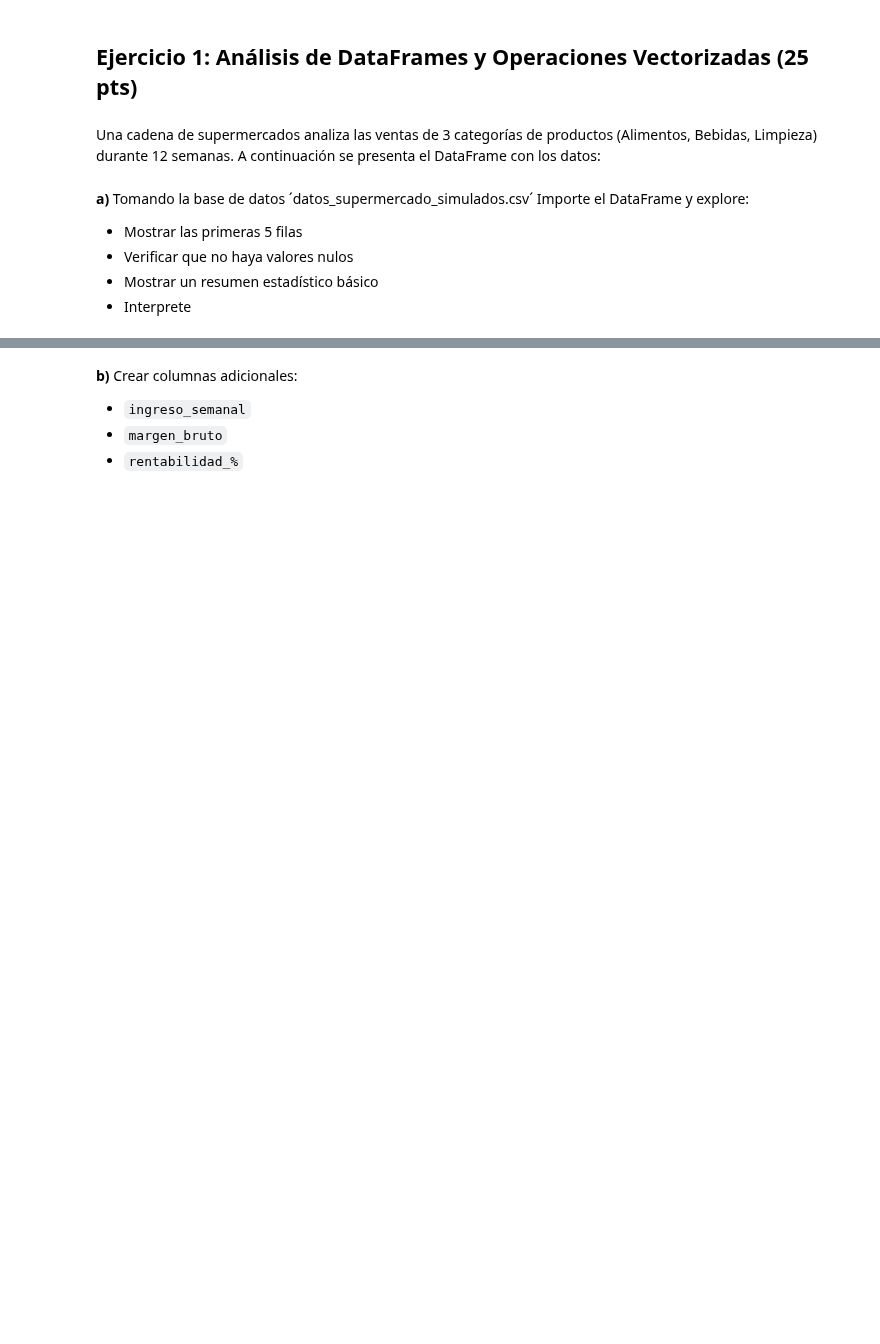
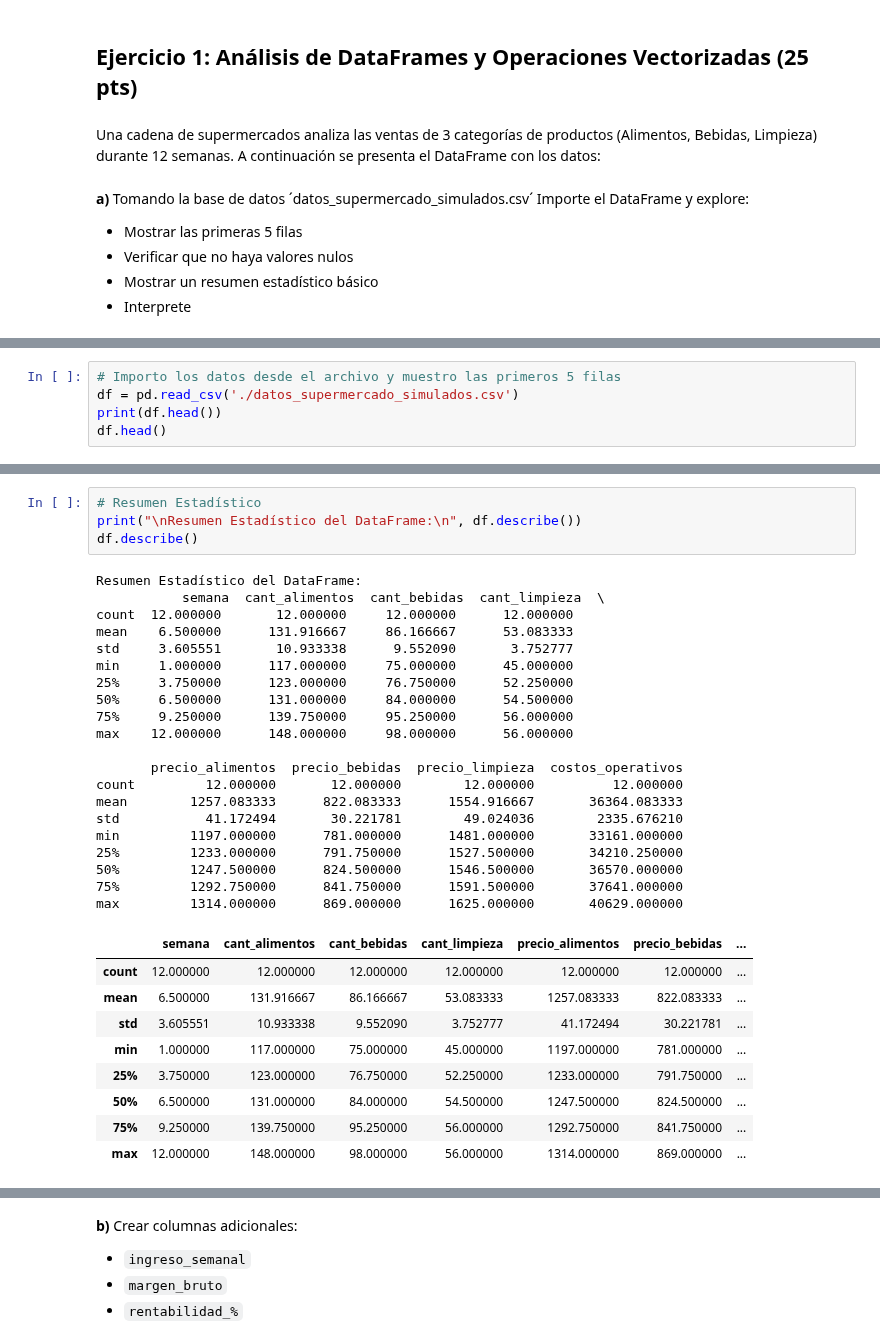
Before and after one commit to alexballera/laboratorio-datos-fce, a Jupyter notebook: final/ballera-919064-ExamenFinal.ipynb, the cells around one changed output, grey strips where cells are left out. Cells and saved outputs as stored; diff of their text form; blank space fills up the shorter version.

```diff
--- a/final/ballera-919064-ExamenFinal.ipynb
+++ b/final/ballera-919064-ExamenFinal.ipynb
@@ -83,0 +86,5 @@ Una cadena de supermercados analiza las ventas de 3 categorías de productos (Al
+# %%
+# Importo los datos desde el archivo y muestro las primeros 5 filas
+df = pd.read_csv('./datos_supermercado_simulados.csv')
+print(df.head())
+df.head()
@@ -83,0 +134,34 @@ Una cadena de supermercados analiza las ventas de 3 categorías de productos (Al
+# %%
+# Resumen Estadístico
+print("\nResumen Estadístico del DataFrame:\n", df.describe())
+df.describe()
+# %% [output]
+Resumen Estadístico del DataFrame:
+           semana  cant_alimentos  cant_bebidas  cant_limpieza  \
+count  12.000000       12.000000     12.000000      12.000000
+mean    6.500000      131.916667     86.166667      53.083333
+std     3.605551       10.933338      9.552090       3.752777
+min     1.000000      117.000000     75.000000      45.000000
+25%     3.750000      123.000000     76.750000      52.250000
+50%     6.500000      131.000000     84.000000      54.500000
+75%     9.250000      139.750000     95.250000      56.000000
+max    12.000000      148.000000     98.000000      56.000000
+
+       precio_alimentos  precio_bebidas  precio_limpieza  costos_operativos
+count         12.000000       12.000000        12.000000          12.000000
+mean        1257.083333      822.083333      1554.916667       36364.083333
+std           41.172494       30.221781        49.024036        2335.676210
+min         1197.000000      781.000000      1481.000000       33161.000000
+25%         1233.000000      791.750000      1527.500000       34210.250000
+50%         1247.500000      824.500000      1546.500000       36570.000000
+75%         1292.750000      841.750000      1591.500000       37641.000000
+max         1314.000000      869.000000      1625.000000       40629.000000
+|  | semana | cant_alimentos | cant_bebidas | cant_limpieza | precio_alimentos | precio_bebidas | ... |
+| count | 12.000000 | 12.000000 | 12.000000 | 12.000000 | 12.000000 | 12.000000 | ... |
+| mean | 6.500000 | 131.916667 | 86.166667 | 53.083333 | 1257.083333 | 822.083333 | ... |
+| std | 3.605551 | 10.933338 | 9.552090 | 3.752777 | 41.172494 | 30.221781 | ... |
+| min | 1.000000 | 117.000000 | 75.000000 | 45.000000 | 1197.000000 | 781.000000 | ... |
+| 25% | 3.750000 | 123.000000 | 76.750000 | 52.250000 | 1233.000000 | 791.750000 | ... |
+| 50% | 6.500000 | 131.000000 | 84.000000 | 54.500000 | 1247.500000 | 824.500000 | ... |
+| 75% | 9.250000 | 139.750000 | 95.250000 | 56.000000 | 1292.750000 | 841.750000 | ... |
+| max | 12.000000 | 148.000000 | 98.000000 | 56.000000 | 1314.000000 | 869.000000 | ... |
```
Also changed, not shown: parts of 42 cells of this notebook, 1 other file.
